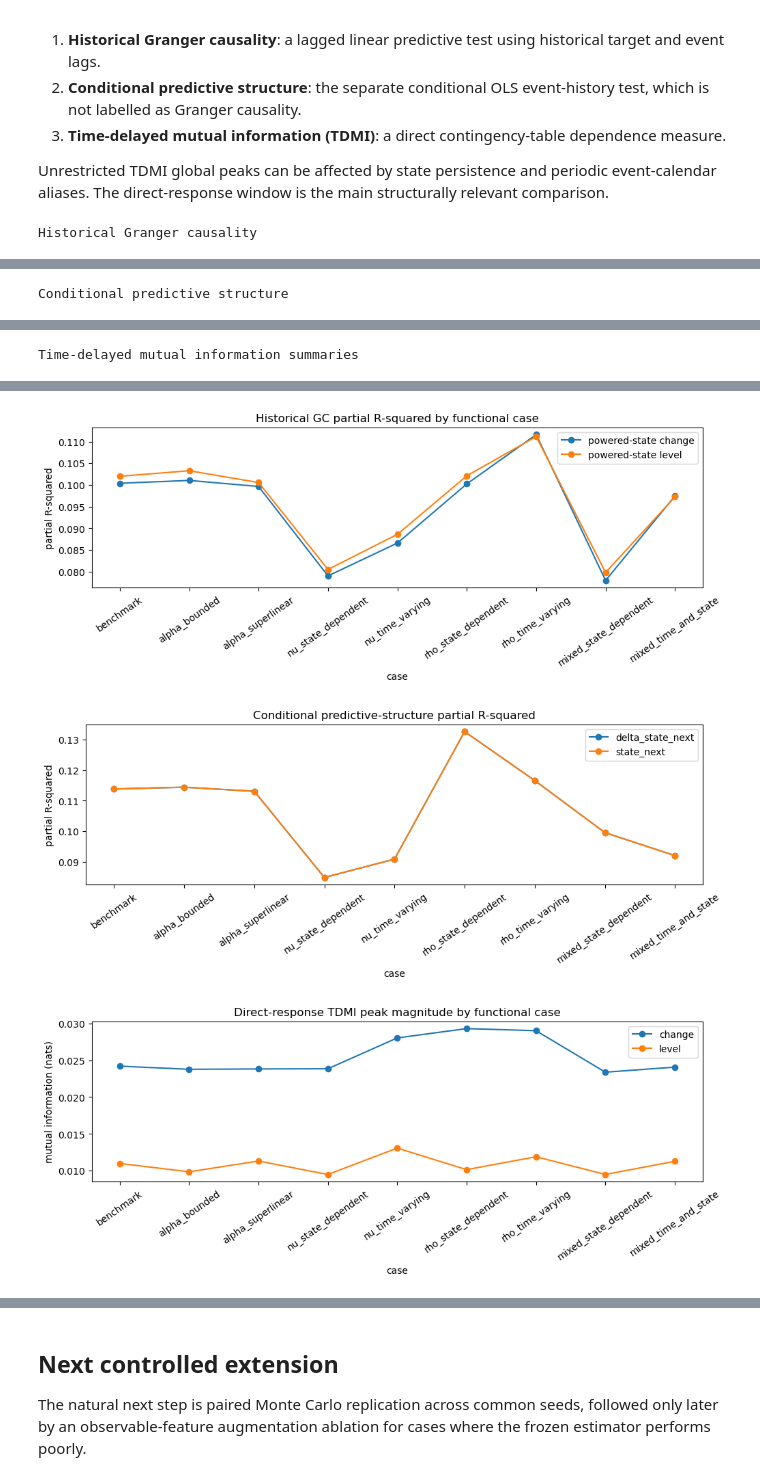
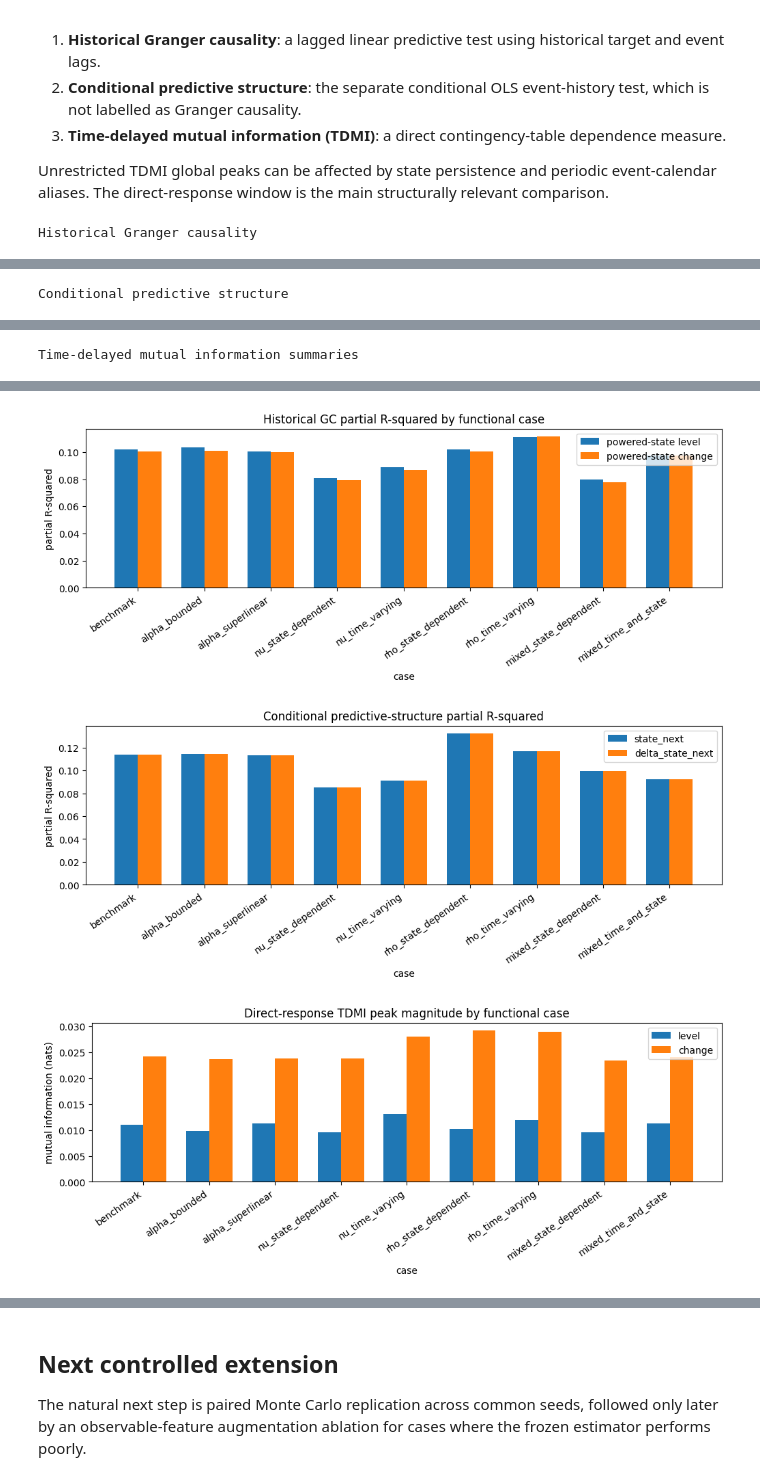
Before and after one commit to JivN24/HSBC-AN-RN, a Jupyter notebook: CODEWORK/Linus' Task Re-Do/07_nonlinear_functional_robustness.ipynb, the cells around one changed output, grey strips where cells are left out. Drawn from its saved outputs; the diff is of its cells as text; code cells hidden in the pictures.

```diff
--- a/CODEWORK/Linus' Task Re-Do/07_nonlinear_functional_robustness.ipynb
+++ b/CODEWORK/Linus' Task Re-Do/07_nonlinear_functional_robustness.ipynb
@@ -391,29 +397,24 @@ display(conditional_predictive_structure_table.style.format({'p_value': '{:.3e}'
 print('Time-delayed mutual information summaries')
 display(tdmi_functional_table.style.format({'direct_response_peak': '{:.6f}', 'first_cycle_peak': '{:.6f}', 'global_peak': '{:.6f}'}))
 
-fig, axis = plt.subplots(figsize=(10, 4), constrained_layout=True)
-for target, subset in historical_gc_table.groupby('target'):
-    axis.plot(subset['case_name'], subset['partial_R_squared'], marker='o', label=target)
-axis.set(title='Historical GC partial R-squared by functional case', xlabel='case', ylabel='partial R-squared')
-axis.tick_params(axis='x', rotation=35)
-axis.legend()
-plt.show()
+def grouped_case_bar(table, target_column, value_column, title, ylabel):
+    case_order = [case['case_name'] for case in case_registry]
+    targets = list(table[target_column].unique())
+    positions = np.arange(len(case_order))
+    width = 0.7 / len(targets)
+    fig, axis = plt.subplots(figsize=(10, 4), constrained_layout=True)
+    for number, target in enumerate(targets):
+        subset = table.loc[table[target_column].eq(target)].set_index('case_name').reindex(case_order)
+        offset = (number - (len(targets) - 1) / 2) * width
+        axis.bar(positions + offset, subset[value_column], width, label=target)
+    axis.set(title=title, xlabel='case', ylabel=ylabel)
+    axis.set_xticks(positions, case_order, rotation=35, ha='right')
+    axis.legend()
+    plt.show()
 
-fig, axis = plt.subplots(figsize=(10, 4), constrained_layout=True)
-for target, subset in conditional_predictive_structure_table.groupby('target'):
-    axis.plot(subset['case_name'], subset['partial_r_squared'], marker='o', label=target)
-axis.set(title='Conditional predictive-structure partial R-squared', xlabel='case', ylabel='partial R-squared')
-axis.tick_params(axis='x', rotation=35)
-axis.legend()
-plt.show()
-
-fig, axis = plt.subplots(figsize=(10, 4), constrained_layout=True)
-for target, subset in tdmi_functional_table.groupby('target'):
-    axis.plot(subset['case_name'], subset['direct_response_peak'], marker='o', label=target)
-axis.set(title='Direct-response TDMI peak magnitude by functional case', xlabel='case', ylabel='mutual information (nats)')
-axis.tick_params(axis='x', rotation=35)
-axis.legend()
-plt.show()
+grouped_case_bar(historical_gc_table, 'target', 'partial_R_squared', 'Historical GC partial R-squared by functional case', 'partial R-squared')
+grouped_case_bar(conditional_predictive_structure_table, 'target', 'partial_r_squared', 'Conditional predictive-structure partial R-squared', 'partial R-squared')
+grouped_case_bar(tdmi_functional_table, 'target', 'direct_response_peak', 'Direct-response TDMI peak magnitude by functional case', 'mutual information (nats)')
 # %% [output]
 Historical Granger causality
 |  | case_name | target | direction | lag_order | F_statistic | p_value | partial_R_squared | sample_size | ... |
@@ -442,33 +443,33 @@ Conditional predictive structure
 | 4 | alpha_superlinear | state_next | event history -> target | 3.2266 | 1.317e-04 | 0.113078 | 345 |
 | 5 | alpha_superlinear | delta_state_next | event history -> target | 3.2266 | 1.317e-04 | 0.113078 | 345 |
 | 6 | nu_state_dependent | state_next | event history -> target | 2.3496 | 5.215e-03 | 0.084954 | 345 |
 | 7 | nu_state_dependent | delta_state_next | event history -> target | 2.3496 | 5.215e-03 | 0.084954 | 345 |
 | 8 | nu_time_varying | state_next | event history -> target | 2.5316 | 2.499e-03 | 0.090935 | 345 |
 | 9 | nu_time_varying | delta_state_next | event history -> target | 2.5316 | 2.499e-03 | 0.090935 | 345 |
 | ... | ... | ... | ... | ... | ... | ... | ... |
 | 13 | rho_time_varying | delta_state_next | event history -> target | 3.3398 | 8.038e-05 | 0.116584 | 345 |
 | 14 | mixed_state_dependent | state_next | event history -> target | 2.7994 | 8.213e-04 | 0.099596 | 345 |
 | 15 | mixed_state_dependent | delta_state_next | event history -> target | 2.7994 | 8.213e-04 | 0.099596 | 345 |
 | 16 | mixed_time_and_state | state_next | event history -> target | 2.5668 | 2.162e-03 | 0.092084 | 345 |
 | 17 | mixed_time_and_state | delta_state_next | event history -> target | 2.5668 | 2.162e-03 | 0.092084 | 345 |
 Time-delayed mutual information summaries
 |  | case_name | target | direct_response_peak | direct_response_lag | first_cycle_peak | first_cycle_lag | ... |
 | 0 | benchmark | level | 0.010993 | 8 | 0.010993 | 8 | ... |
 | 1 | benchmark | change | 0.024192 | 1 | 0.024192 | 1 | ... |
 | 2 | alpha_bounded | level | 0.009868 | 8 | 0.009868 | 8 | ... |
 | 3 | alpha_bounded | change | 0.023764 | 1 | 0.023764 | 1 | ... |
 | 4 | alpha_superlinear | level | 0.011323 | 6 | 0.011323 | 6 | ... |
 | 5 | alpha_superlinear | change | 0.023810 | 1 | 0.023810 | 1 | ... |
 | 6 | nu_state_dependent | level | 0.009503 | 6 | 0.009503 | 6 | ... |
 | 7 | nu_state_dependent | change | 0.023837 | 9 | 0.023837 | 9 | ... |
 | 8 | nu_time_varying | level | 0.013080 | 9 | 0.013080 | 9 | ... |
 | 9 | nu_time_varying | change | 0.028019 | 1 | 0.028019 | 1 | ... |
 | ... | ... | ... | ... | ... | ... | ... | ... |
 | 13 | rho_time_varying | change | 0.029001 | 1 | 0.029001 | 1 | ... |
 | 14 | mixed_state_dependent | level | 0.009503 | 6 | 0.009503 | 6 | ... |
 | 15 | mixed_state_dependent | change | 0.023372 | 3 | 0.023372 | 3 | ... |
 | 16 | mixed_time_and_state | level | 0.011284 | 9 | 0.012890 | 21 | ... |
 | 17 | mixed_time_and_state | change | 0.024058 | 3 | 0.026733 | 14 | ... |
-[figure, old version]
+[figure, new version]
-[figure, old version]
+[figure, new version]
-[figure, old version]
+[figure, new version]
```
Also changed, not shown: parts of 16 cells of this notebook, 1 other file.
